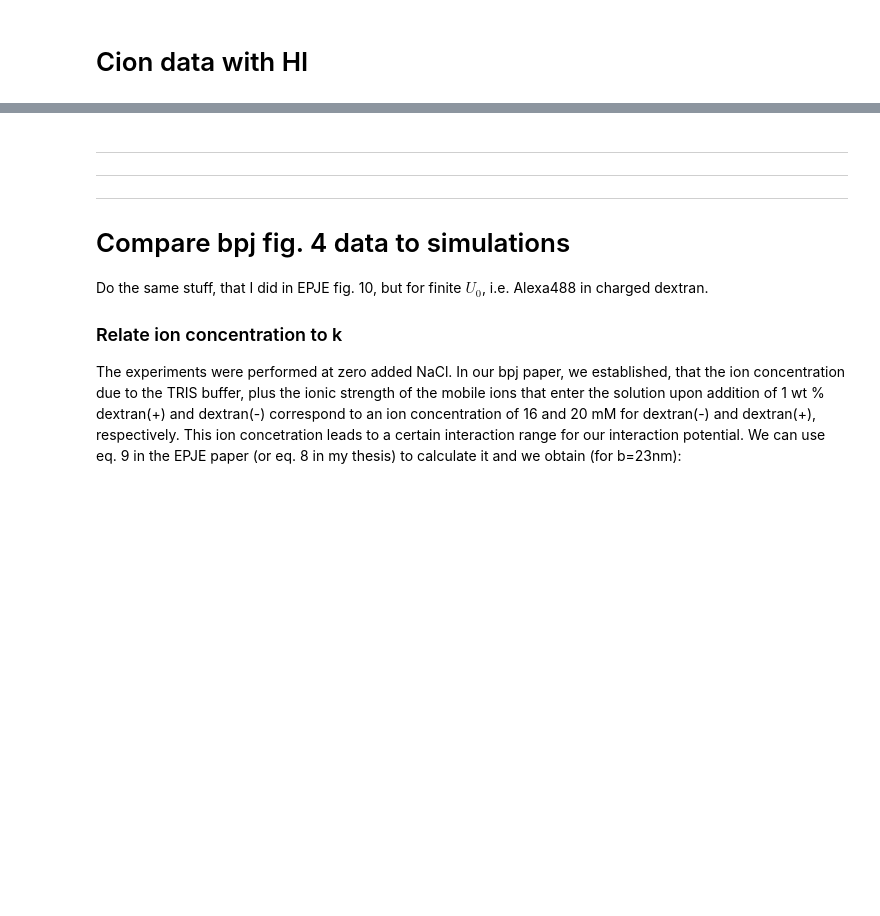
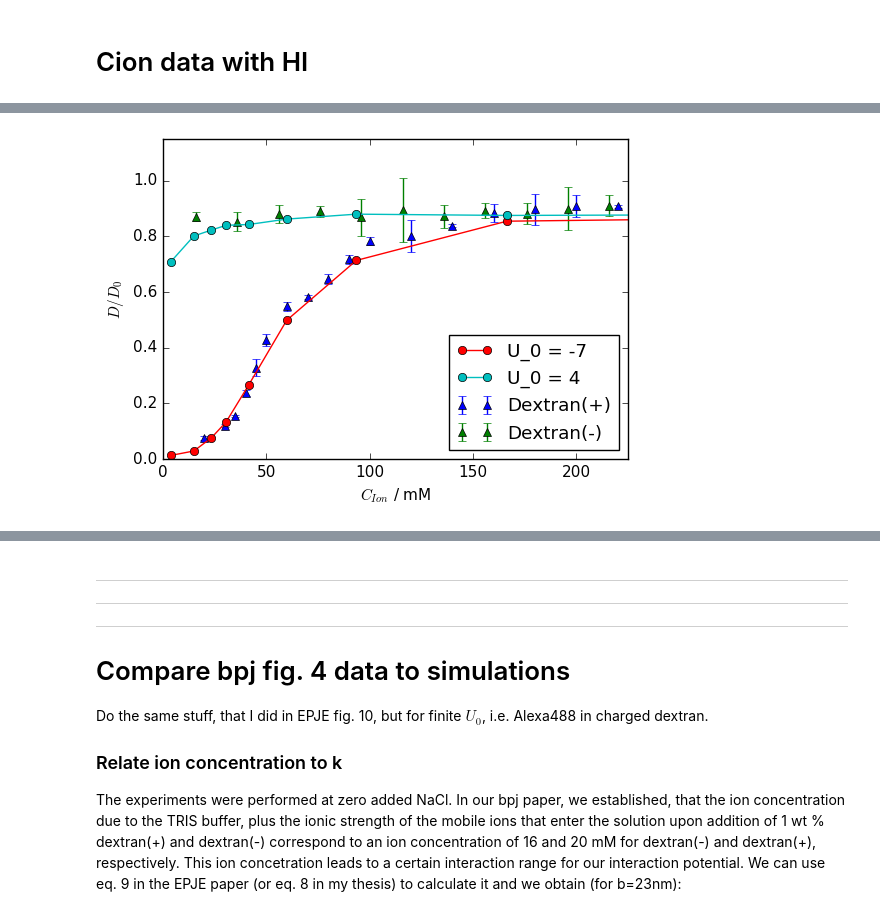
Before and after one commit to JohannHansing/iPythonNB, a Jupyter notebook: EPJE/Jason Data.ipynb, the cells around one changed output, grey strips where cells are left out. Cells and saved outputs as stored; diff of their text form; code cells hidden in the pictures; blank space fills up the shorter version.

```diff
--- a/EPJE/Jason Data.ipynb
+++ b/EPJE/Jason Data.ipynb
@@ -103,0 +121,9 @@ def plotCionData(data,b_ex,uArr=[None,None]):
+# %%
+#TODO ! Check AlexaU4CIon Data on yoshi (dt0.001  and no steric)
+a=0.31
+us=['-7','4']
+dt='0.001'
+adata, bex = getCionData(a,us,dt,a_ex_Cion)
+plotCionData(adata,bex,us,False,'D_over_Cion_HI_aop054_u4_-7_a031')
+# %% [output]
+[figure, added]
```
Also changed, not shown: parts of 25 cells of this notebook, 1 other file.
